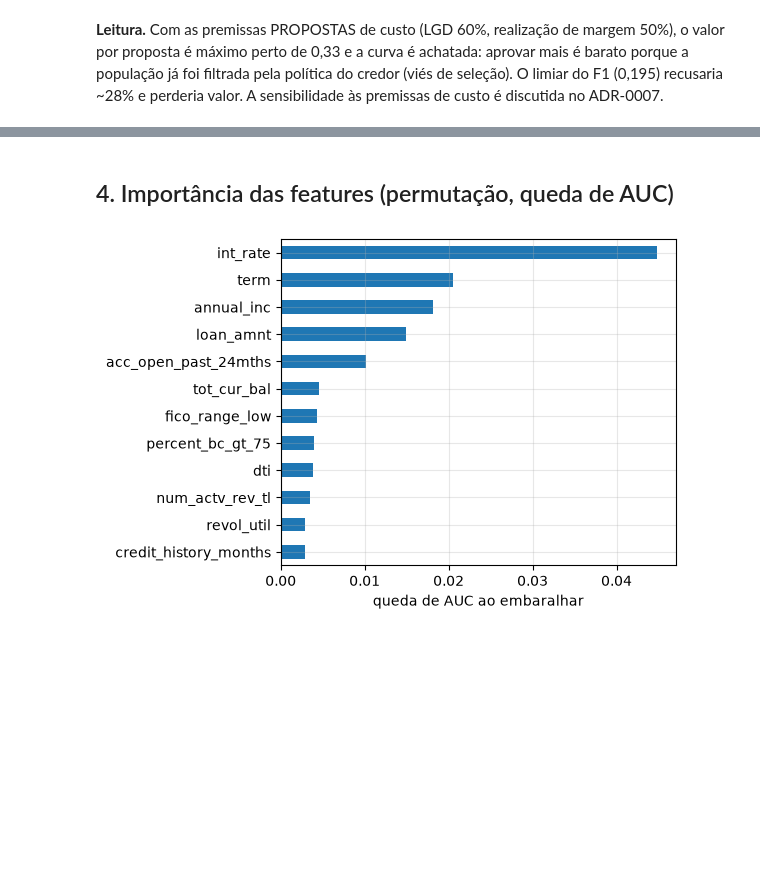
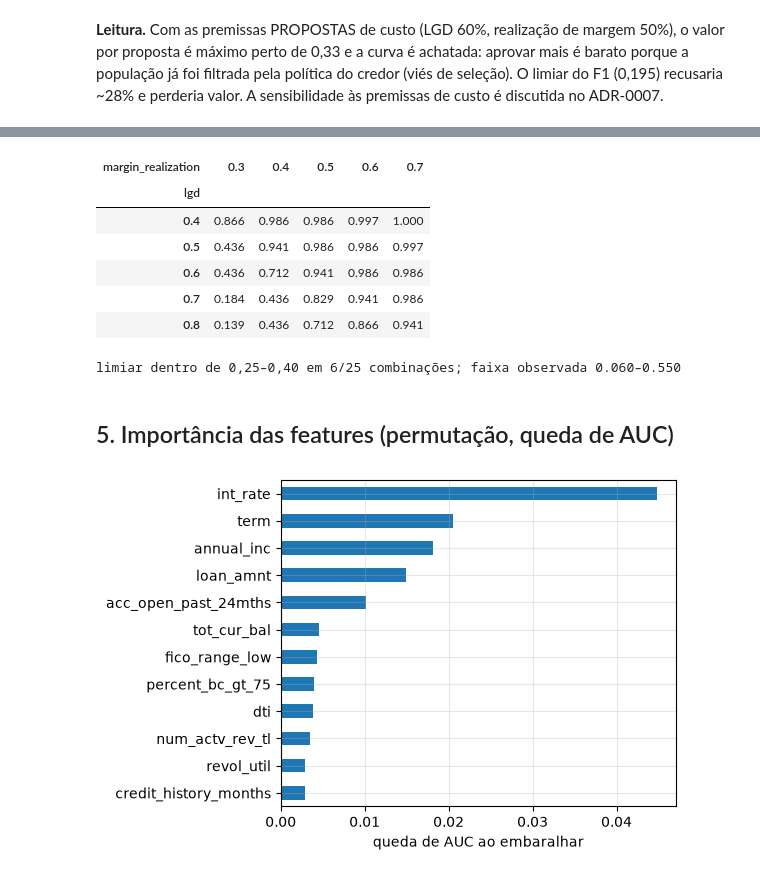
Before and after one commit to NycolasGarcia/Credit-Scoring-Drift-Monitoring, a Jupyter notebook: notebooks/02_modelagem.ipynb, the cells around one changed output, grey strips where cells are left out. Saved outputs shown, nothing was run; the diff lists cells and outputs as text; code cells hidden in the pictures; blank space fills up the shorter version.

```diff
--- a/notebooks/02_modelagem.ipynb
+++ b/notebooks/02_modelagem.ipynb
@@ -126,5 +144,21 @@ credor (viés de seleção). O limiar do F1 (0,195) recusaria ~28% e perderia va
+# %%
+sens.pivot(index="lgd", columns="margin_realization", values="approval_rate").round(3)
+# %% [output]
+| margin_realization | 0.3 | 0.4 | 0.5 | 0.6 | 0.7 |
+| lgd |  |  |  |  |  |
+| 0.4 | 0.866 | 0.986 | 0.986 | 0.997 | 1.000 |
+| 0.5 | 0.436 | 0.941 | 0.986 | 0.986 | 0.997 |
+| 0.6 | 0.436 | 0.712 | 0.941 | 0.986 | 0.986 |
+| 0.7 | 0.184 | 0.436 | 0.829 | 0.941 | 0.986 |
+| 0.8 | 0.139 | 0.436 | 0.712 | 0.866 | 0.941 |
+# %%
+inside = sens["threshold"].between(0.25, 0.40)
+print(f"limiar dentro de 0,25–0,40 em {inside.sum()}/{len(sens)} combinações; "
+      f"faixa observada {sens['threshold'].min():.3f}–{sens['threshold'].max():.3f}")
+# %% [output]
+limiar dentro de 0,25–0,40 em 6/25 combinações; faixa observada 0.060–0.550
 # %% [markdown]
-## 4. Importância das features (permutação, queda de AUC)
+## 5. Importância das features (permutação, queda de AUC)
 # %%
 imp = pd.Series(profile["importance"]).head(12)[::-1]
 fig, ax = plt.subplots(figsize=(6, 4)); imp.plot.barh(ax=ax); ax.set_xlabel("queda de AUC ao embaralhar")
```
Also changed, not shown: parts of 2 cells of this notebook, 2 other files.
